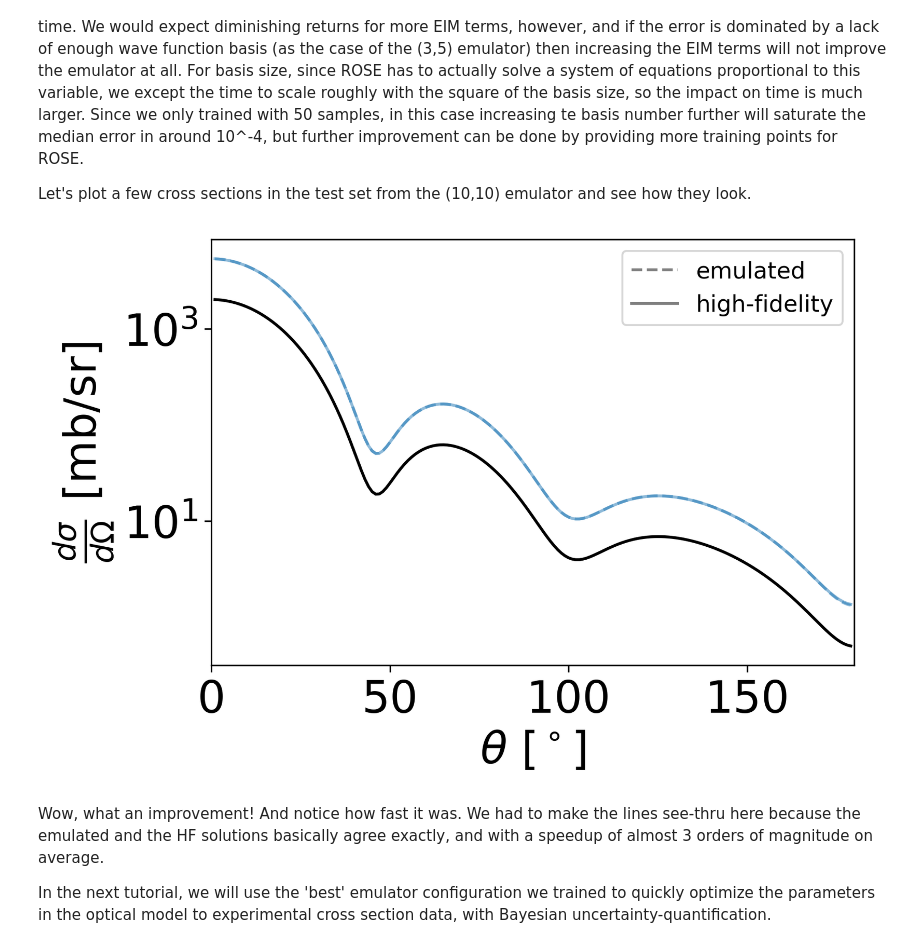
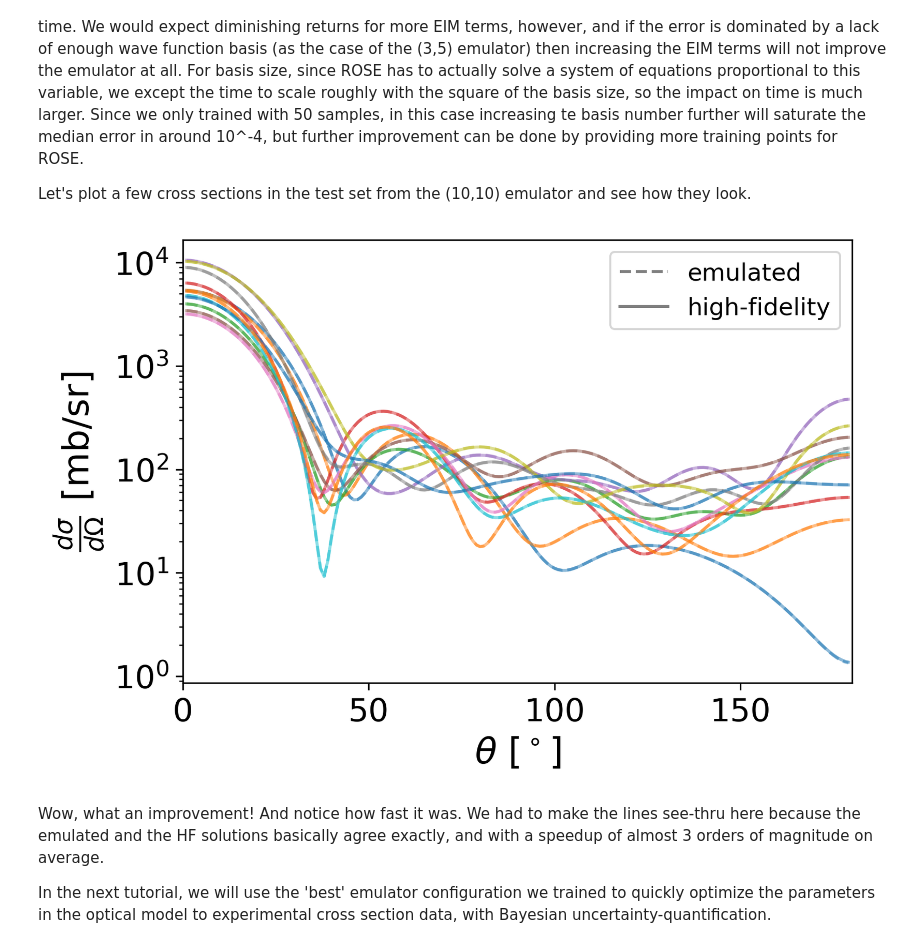
Before and after one commit to bandframework/rose, a Jupyter notebook: docs/tutorials/ROSE_tutorial_1_building_an_emulator.ipynb, the cells around one changed output. Saved outputs shown, nothing was run; the diff lists cells and outputs as text; code cells hidden in the pictures.

```diff
--- a/docs/tutorials/ROSE_tutorial_1_building_an_emulator.ipynb
+++ b/docs/tutorials/ROSE_tutorial_1_building_an_emulator.ipynb
@@ -571,26 +571,29 @@ Let's plot a few cross sections in the test set from the (10,10) emulator and se
 # %%
 emulator = Sae_Emulators["sae_10_10"]
 
 fig, ax = plt.subplots(figsize=(6, 4), dpi=300)
 fig.patch.set_facecolor("white")
 
 # only plot some of them so the plot isn't too cluttered
-for i in range(1):
+for i in range(12):
     p = ax.plot(angles, emulator.emulate_xs(test_samples[i]).dsdo, "--", alpha=0.5)
     ax.plot(angles, test_CS[i], color=p[0].get_color(), alpha=0.5)
 
 legend_styles = [
     Line2D([0], [0], color="k", linestyle="--", alpha=0.5),
     Line2D([0], [0], color="k", alpha=0.5),
 ]
 ax.legend(legend_styles, ["emulated", "high-fidelity"])
 ax.set_yscale("log")
 plt.xlim([0, 180])
-plt.xlabel(r"$\theta$ [$^\circ$]", fontsize=23)
-plt.ylabel(r"$\frac{d \sigma}{d \Omega}$ [mb/sr]", fontsize=23)
+plt.xlabel(r"$\theta$ [$^\circ$]", fontsize=18)
+plt.ylabel(r"$\frac{d \sigma}{d \Omega}$ [mb/sr]", fontsize=18)
+plt.rc("xtick", labelsize=18)
+plt.rc("ytick", labelsize=18)
+
 plt.show()
 # %% [output]
-[figure, old version]
+[figure, new version]
 # %% [markdown]
 Wow, what an improvement! And notice how fast it was. We had to make the lines see-thru here because the emulated and the HF solutions basically agree exactly, and with a speedup of almost 3 orders of magnitude on average.
 
```
Also changed, not shown: parts of 1 cell of this notebook, 3 other files.
